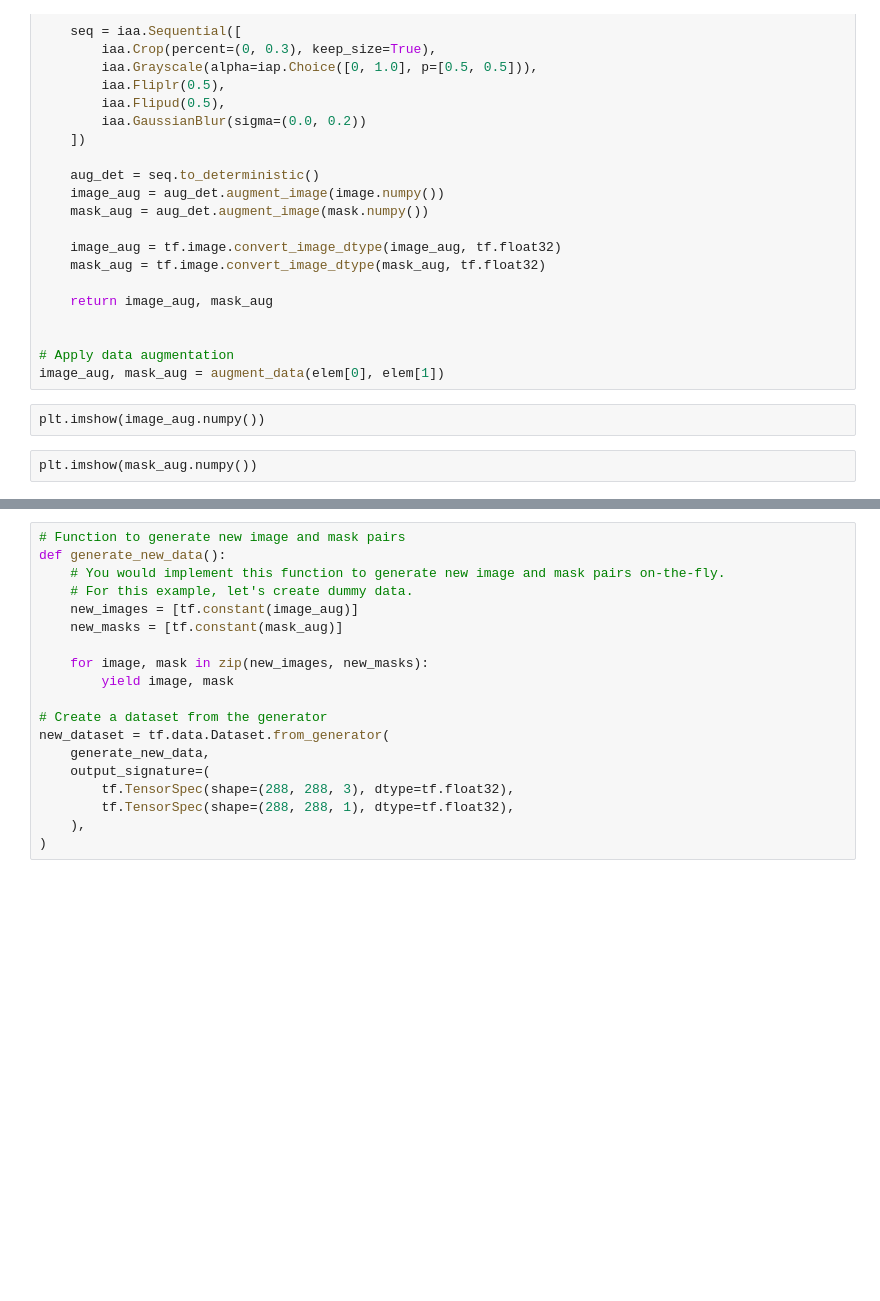
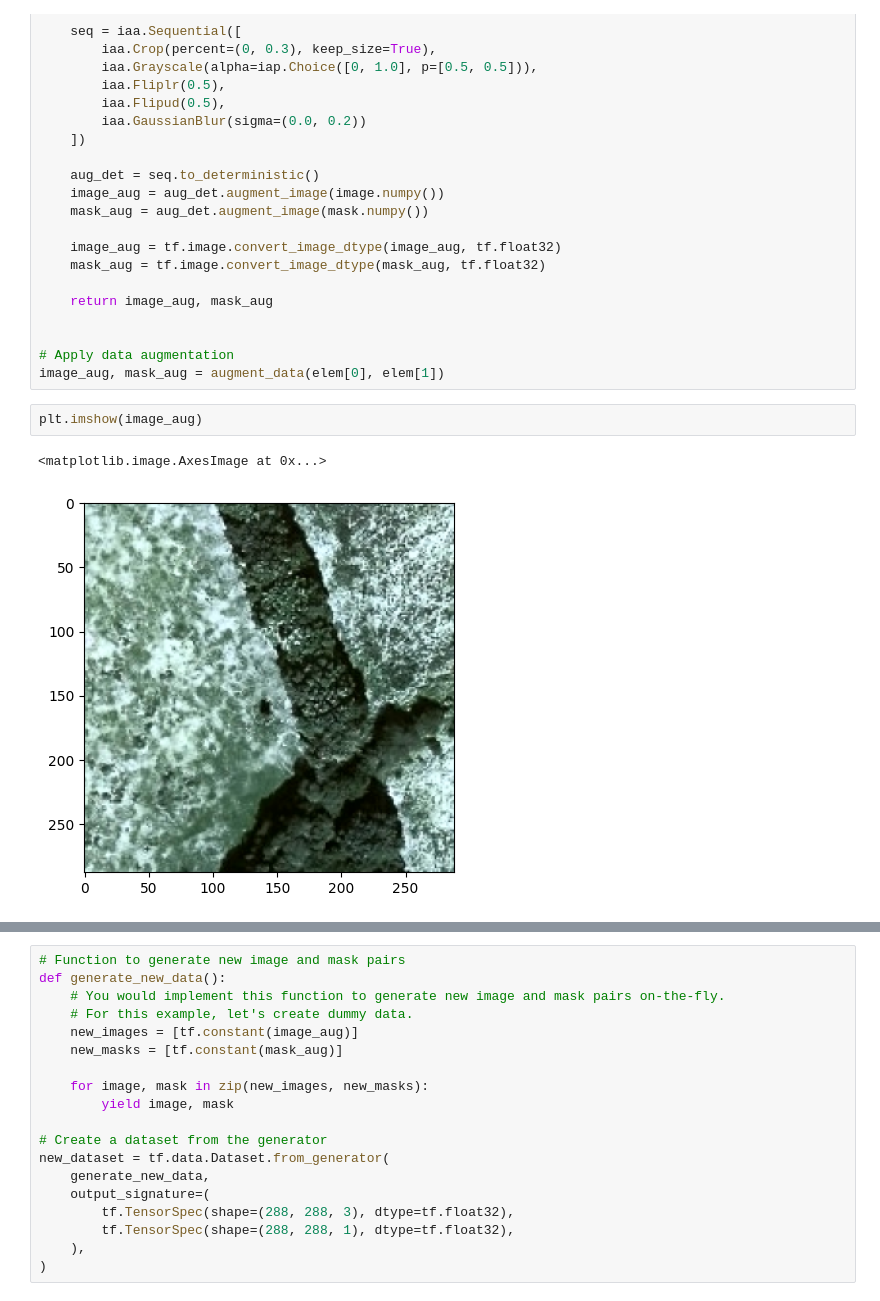
Before and after one commit to augustin-delabrosse/inrae-segmentation-bocage, a Jupyter notebook: pipeline_creation.ipynb, the cells around one changed output, grey strips where cells are left out. Drawn from its saved outputs; the diff is of its cells as text; blank space fills up the shorter version.

```diff
--- a/pipeline_creation.ipynb
+++ b/pipeline_creation.ipynb
@@ -130,7 +132,8 @@ def augment_data(image, mask):
 
 # Apply data augmentation
 image_aug, mask_aug = augment_data(elem[0], elem[1])
-# %% [raw]
-plt.imshow(image_aug.numpy())
-# %% [raw]
-plt.imshow(mask_aug.numpy())
+# %%
+plt.imshow(image_aug)
+# %% [output]
+<matplotlib.image.AxesImage at 0x...>
+[figure, added]
```
Also changed, not shown: parts of 6 cells of this notebook.
